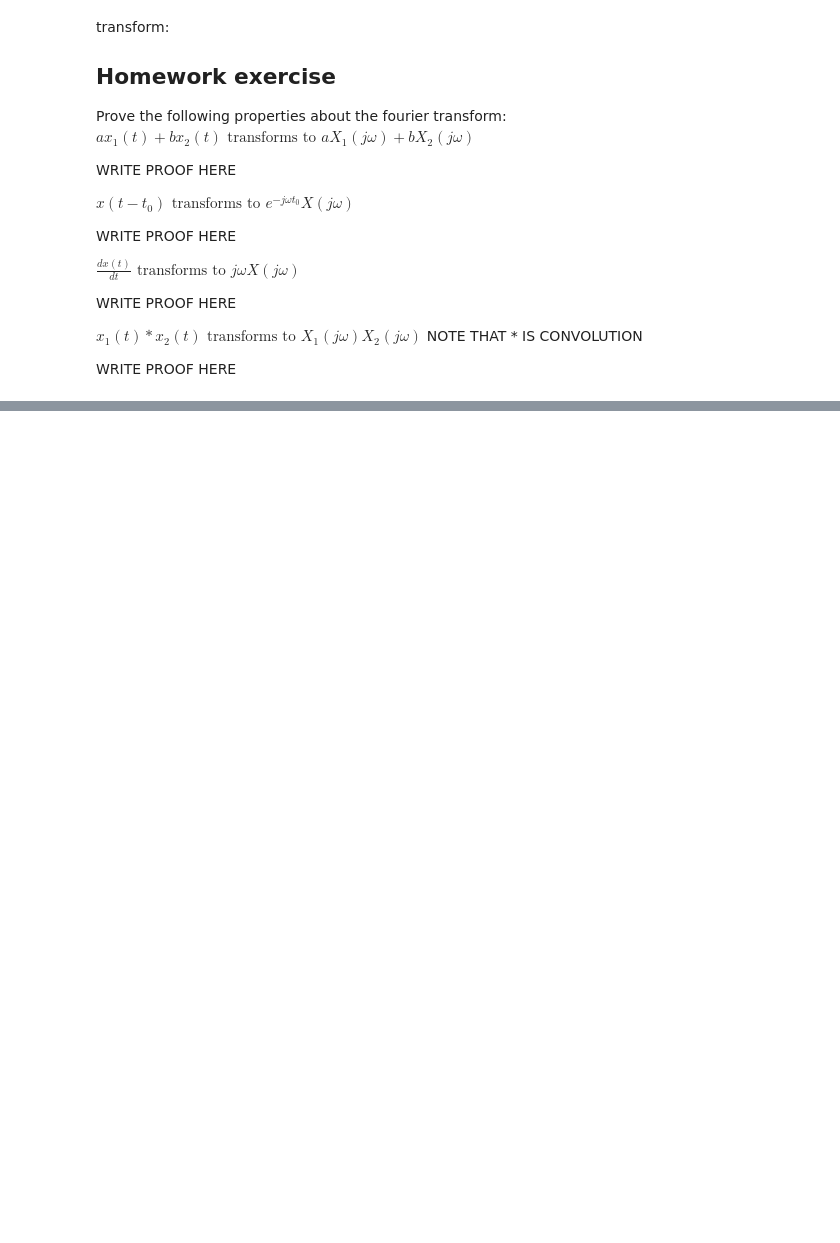
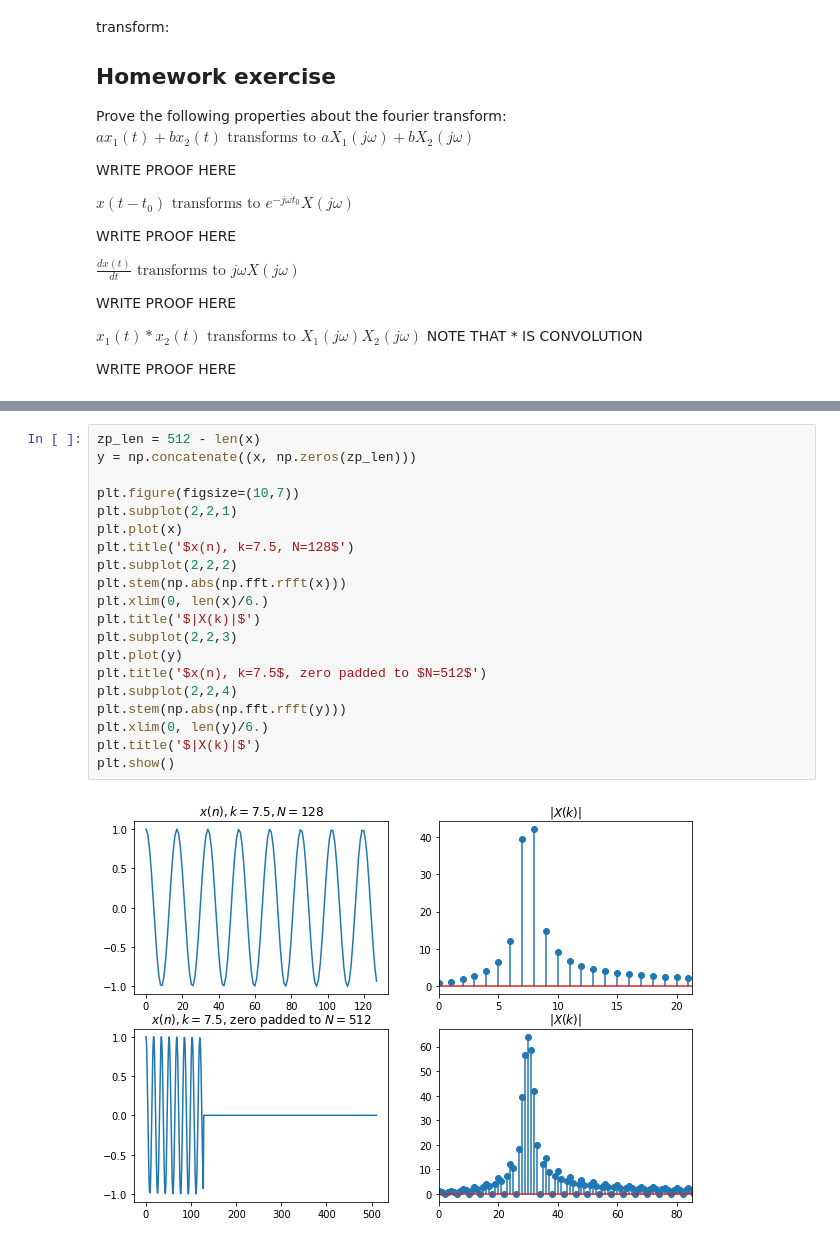
Before and after one commit to alexsludds/MIT-6.058-Notebook, a Jupyter notebook: 3 - Fourier Series and Fourier Transform.ipynb, the cells around one changed output, grey strips where cells are left out. Drawn from its saved outputs; the diff is of its cells as text; blank space fills up the shorter version.

```diff
--- a/3 - Fourier Series and Fourier Transform.ipynb
+++ b/3 - Fourier Series and Fourier Transform.ipynb
@@ -153,0 +218,22 @@ linearitydemo()
+# %%
+zp_len = 512 - len(x)
+y = np.concatenate((x, np.zeros(zp_len)))
+
+plt.figure(figsize=(10,7))
+plt.subplot(2,2,1)
+plt.plot(x)
+plt.title('$x(n), k=7.5, N=128$')
+plt.subplot(2,2,2)
+plt.stem(np.abs(np.fft.rfft(x)))
+plt.xlim(0, len(x)/6.)
+plt.title('$|X(k)|$')
+plt.subplot(2,2,3)
+plt.plot(y)
+plt.title('$x(n), k=7.5$, zero padded to $N=512$')
+plt.subplot(2,2,4)
+plt.stem(np.abs(np.fft.rfft(y)))
+plt.xlim(0, len(y)/6.)
+plt.title('$|X(k)|$')
+plt.show()
+# %% [output]
+[figure, added]
```
Also changed, not shown: parts of 32 cells of this notebook.
